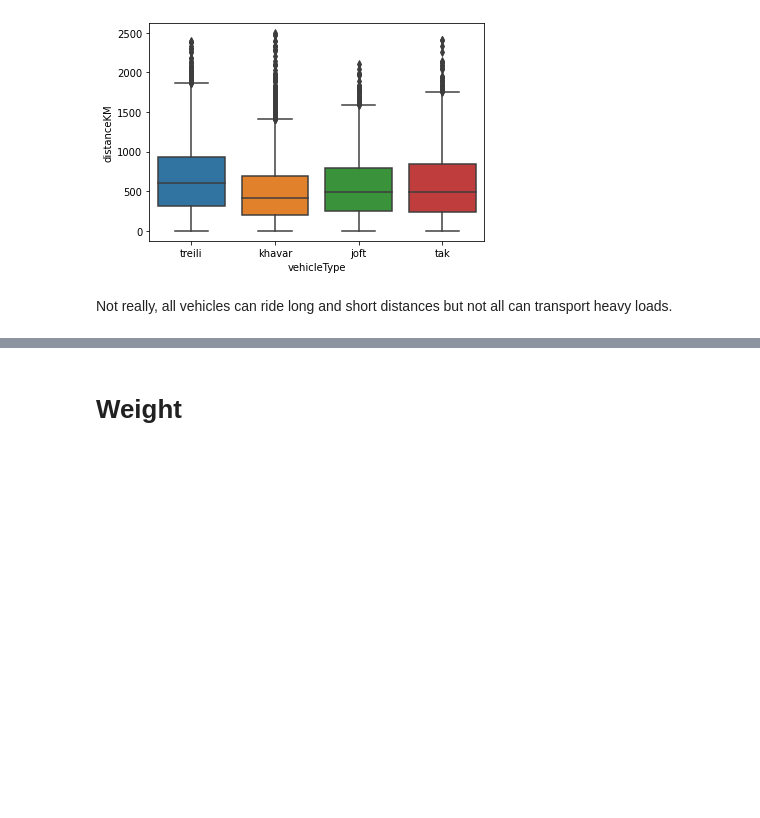
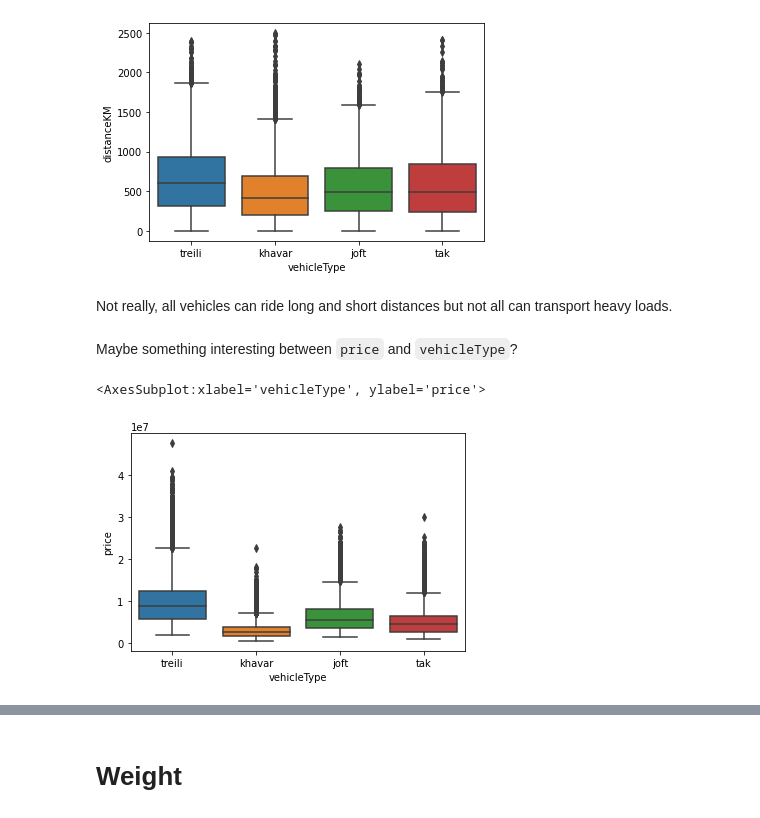
Before and after one commit to grapeup/ubaar-competition, a Jupyter notebook: notebooks/initial_eda.ipynb, the cells around one changed output, grey strips where cells are left out. Saved outputs shown, nothing was run; the diff lists cells and outputs as text; code cells hidden in the pictures; blank space fills up the shorter version.

```diff
--- a/notebooks/initial_eda.ipynb
+++ b/notebooks/initial_eda.ipynb
@@ -169,3 +176,10 @@ sns.boxplot(data=data, x='vehicleType', y='distanceKM')
 [figure]
 # %% [markdown]
 Not really, all vehicles can ride long and short distances but not all can transport heavy loads.
+# %% [markdown]
+Maybe something interesting between `price` and `vehicleType`?
+# %%
+sns.boxplot(data=data, x='vehicleType', y='price')
+# %% [output]
+<AxesSubplot:xlabel='vehicleType', ylabel='price'>
+[figure, added]
```
Also changed, not shown: parts of 10 cells of this notebook, 2 other files.
